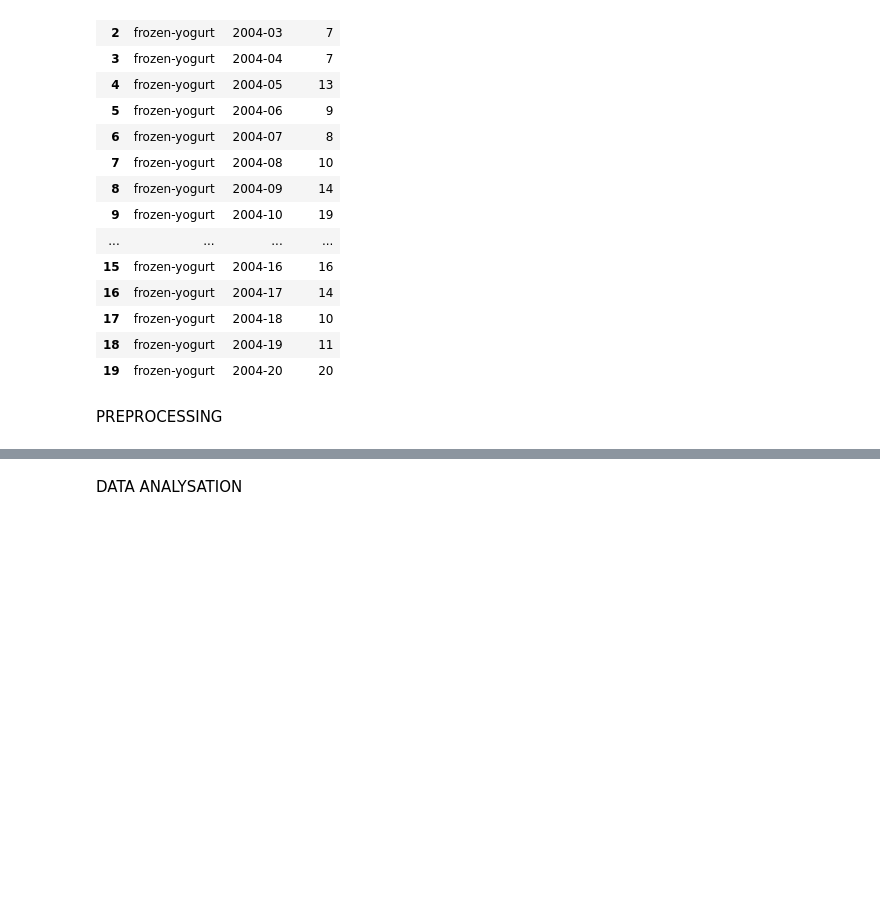
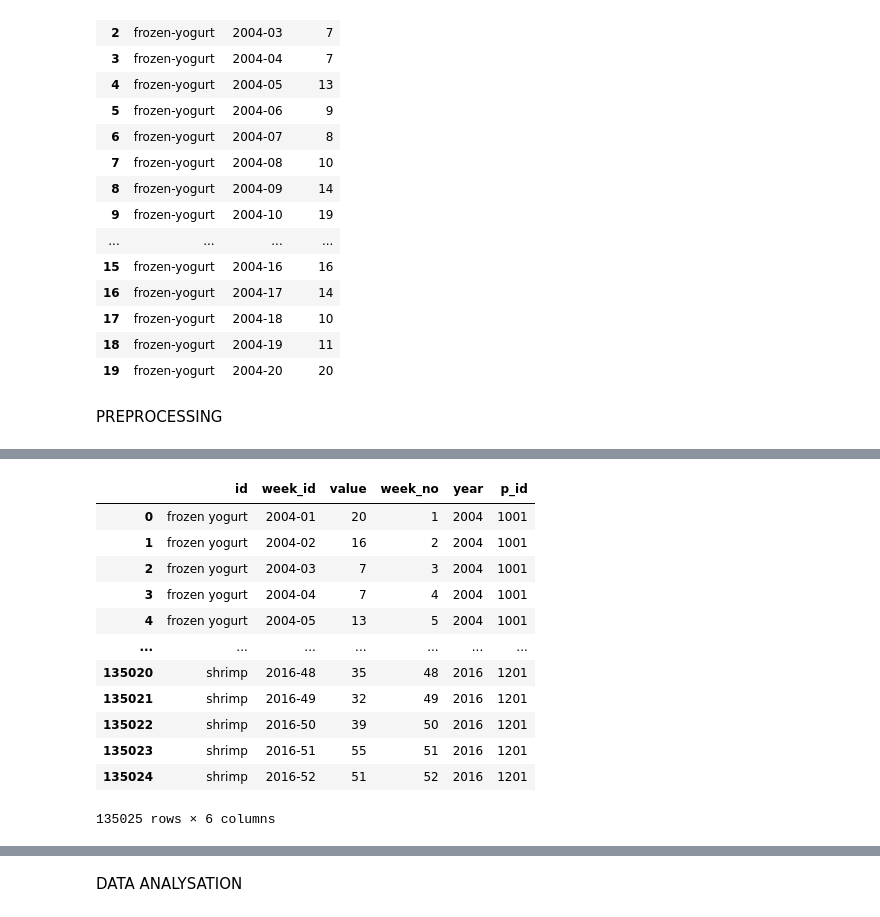
Before and after one commit to Piyushoberoy/SEASONAL_SALE_PREDICTION, a Jupyter notebook: TEST.ipynb, the cells around one changed output, grey strips where cells are left out. Saved outputs shown, nothing was run; the diff lists cells and outputs as text; code cells hidden in the pictures; blank space fills up the shorter version.

```diff
--- a/TEST.ipynb
+++ b/TEST.ipynb
@@ -15,7 +16,7 @@ from sklearn.ensemble import RandomForestClassifier
 # %% [markdown]
 IMPORTING DATASET
 # %%
-file = pd.read_csv("K:\PROJECT_SEASONAL_SALE_PREDICTION\SSV.csv")
+file = pd.read_csv("K:\PROGRAMS\PYTHON\SSP\SEASONAL_SALE_PREDICTION\SSV.csv")
 file = file[["id", "week_id", "value"]]
 file.head(20)
 # %% [output]
@@ -71,3 +55,20 @@ for i, item in enumerate(file["id"]):
+# %%
+file['p_id'] = pd.factorize(file['id'])[0] + 1001
+file
+# %% [output]
+|  | id | week_id | value | week_no | year | p_id |
+| 0 | frozen yogurt | 2004-01 | 20 | 1 | 2004 | 1001 |
+| 1 | frozen yogurt | 2004-02 | 16 | 2 | 2004 | 1001 |
+| 2 | frozen yogurt | 2004-03 | 7 | 3 | 2004 | 1001 |
+| 3 | frozen yogurt | 2004-04 | 7 | 4 | 2004 | 1001 |
+| 4 | frozen yogurt | 2004-05 | 13 | 5 | 2004 | 1001 |
+| ... | ... | ... | ... | ... | ... | ... |
+| 135020 | shrimp | 2016-48 | 35 | 48 | 2016 | 1201 |
+| 135021 | shrimp | 2016-49 | 32 | 49 | 2016 | 1201 |
+| 135022 | shrimp | 2016-50 | 39 | 50 | 2016 | 1201 |
+| 135023 | shrimp | 2016-51 | 55 | 51 | 2016 | 1201 |
+| 135024 | shrimp | 2016-52 | 51 | 52 | 2016 | 1201 |
+135025 rows × 6 columns
 # %%
 category = file.groupby(file.id).first()
 category
```
Also changed, not shown: parts of 18 cells of this notebook, 4 other files.
